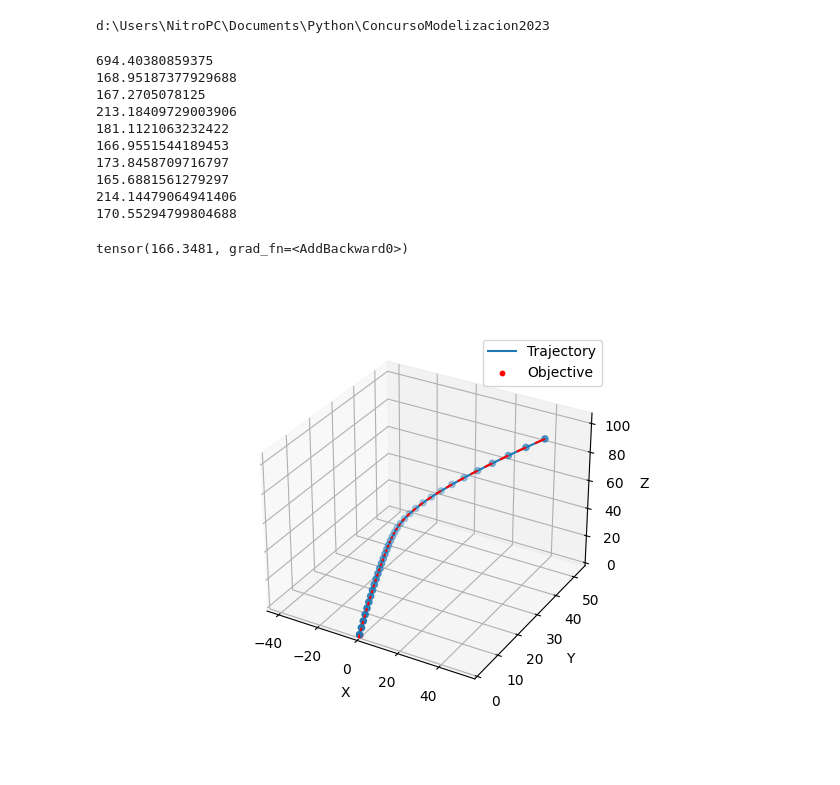
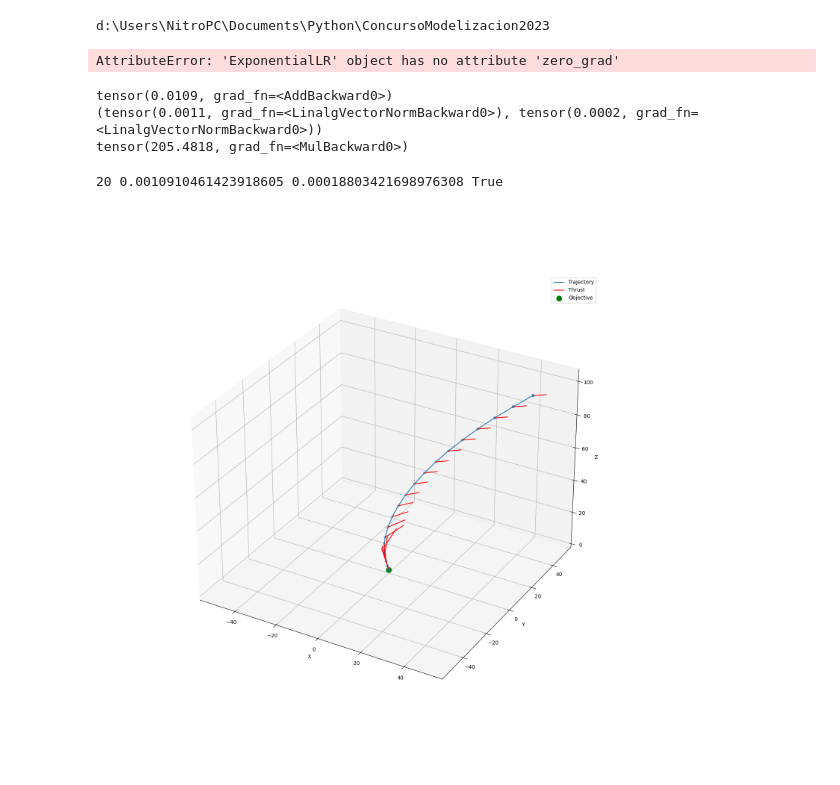
Before and after one commit to dani2442/ConcursoModelizacion2023, a Jupyter notebook: notebooks/solucion_2_gradient_descent copy.ipynb, the cells around one changed output. Cells and saved outputs as stored; diff of their text form; code cells hidden in the pictures.

```diff
--- a/notebooks/solucion_2_gradient_descent copy.ipynb
+++ b/notebooks/solucion_2_gradient_descent copy.ipynb
@@ -27,20 +84,16 @@ env = Environment(dt, gamma, g, m, p_0, v_0)
 # %%
-loss = ConstrainedLoss(dt, gamma, F_max, alpha)
+K=20
+agent = Agent(K)
+env = Environment(dt, gamma, g, m, p_0, v_0)
+
+loss = ConstrainedLoss_v2(dt, gamma, F_max, alpha)
+loss = CostLoss(dt, gamma)
 optim = torch.optim.RMSprop(agent.parameters(), lr=1e-0)
-scheduler = torch.optim.ExponentialLR(optim, gamma=0.99)
+scheduler = torch.optim.lr_scheduler.ExponentialLR(optim, gamma=0.995)
+
+losses_1, losses_2, params = optimize(env, agent, loss, loss2, optim, scheduler, iters=2000, verbose=True)
+# %% [output]
+AttributeError: 'ExponentialLR' object has no attribute 'zero_grad'
-# %%
-optimize(env, agent, loss, optim, scheduler, iters=1000)
-# %% [output]
-694.40380859375
-168.95187377929688
-167.2705078125
-213.18409729003906
-181.1121063232422
-166.9551544189453
-173.8458709716797
-165.6881561279297
-214.14479064941406
-170.55294799804688
 # %%
 f = agent()
 p, v = env(f)
@@ -47,8 +103,26 @@ p, v = env(f)
+# %%
+print(loss(f, p, v))
+print(d_loss(f, p, v))
+print(c_loss(f, p, v))
+# %% [output]
+tensor(0.0109, grad_fn=<AddBackward0>)
+(tensor(0.0011, grad_fn=<LinalgVectorNormBackward0>), tensor(0.0002, grad_fn=<LinalgVectorNormBackward0>))
+tensor(205.4818, grad_fn=<MulBackward0>)
+# %%
+f = agent()
+p, v = env(f)
+
+d1, d2 = d_loss(f, p, v)
+d1, d2 = d1.item(), d2.item()
+
+factible = False
+if d1<1. and d2<1.:
+    factible = True
+
+print(K, d1, d2, factible)
+# %% [output]
+20 0.0010910461423918605 0.00018803421698976308 True
 # %%
-loss(f, p, v)
+plot_location(f, p, v, lambd=1.0)
 # %% [output]
-tensor(166.3481, grad_fn=<AddBackward0>)
+[figure, added]
-# %%
-plot_location(p,v, lambd=0.5)
-# %% [output]
-[figure, removed]
```
Also changed, not shown: parts of 10 cells of this notebook, 25 other files.
